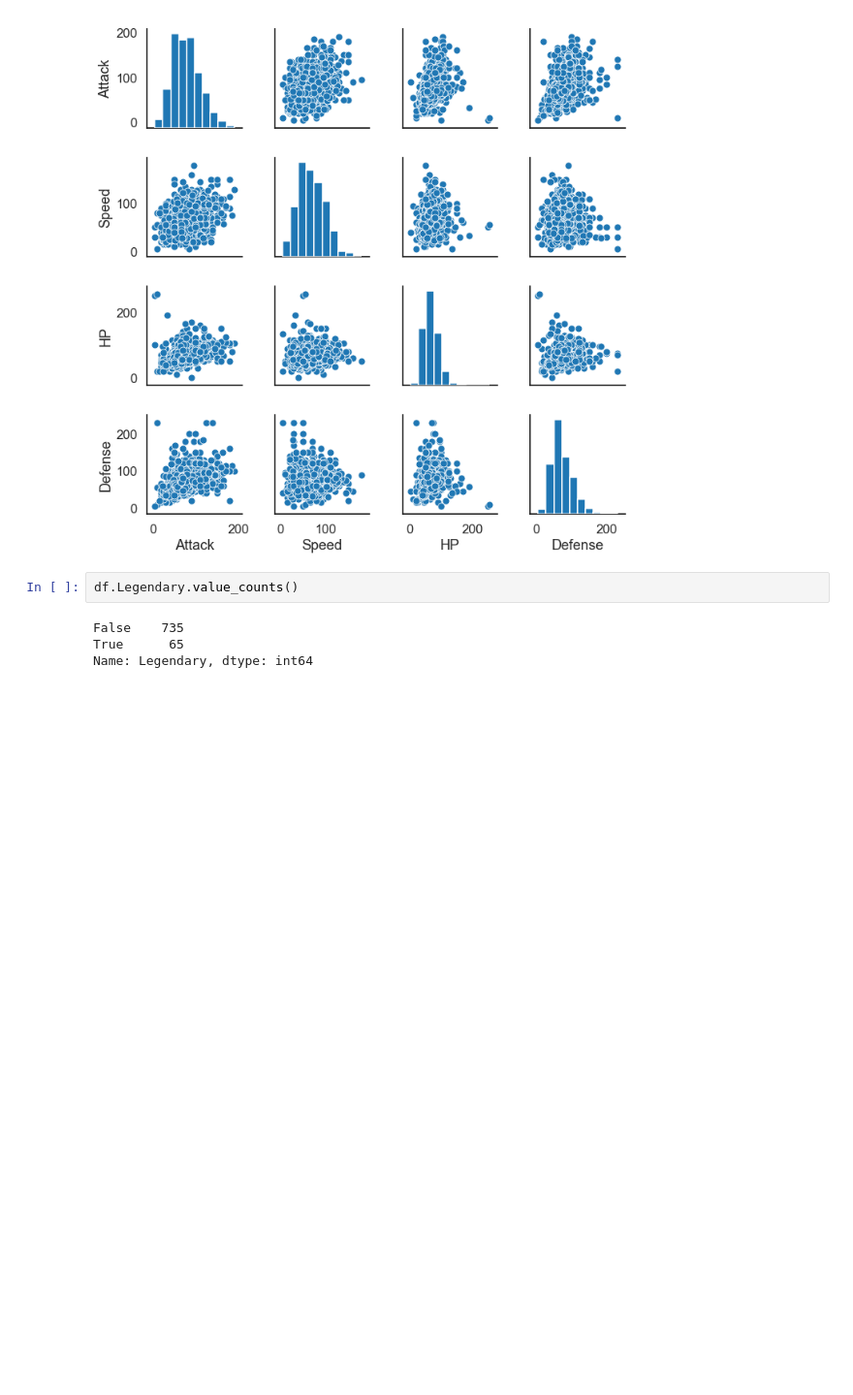
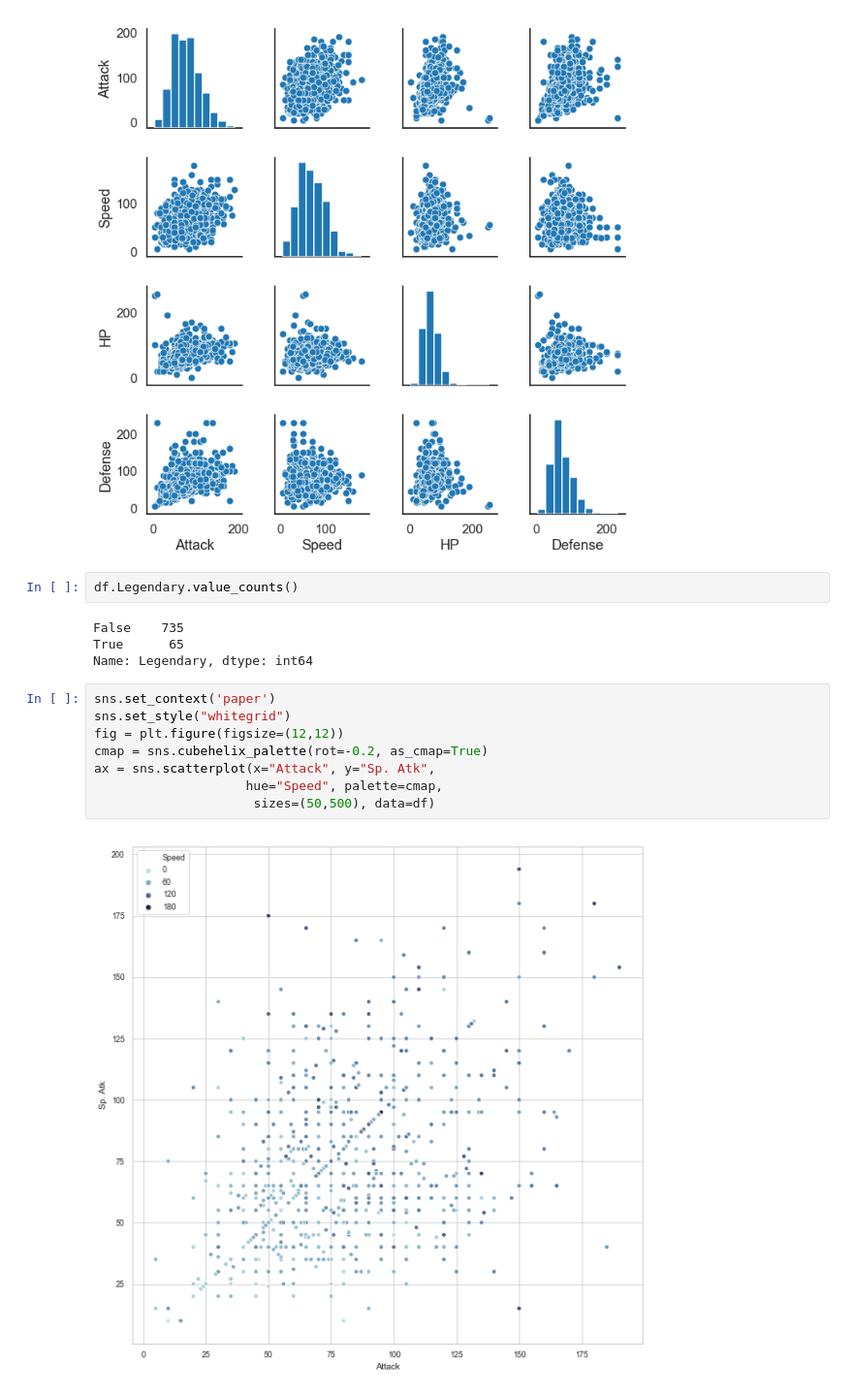
Before and after one commit to DanielPDWalker/Pokemon-Seaborn-Exploration, a Jupyter notebook: Pokemon - Rough Seaborn Visulisation Workbook.ipynb, the cells around one changed output. Shown at 97% size. Cells and saved outputs as stored; diff of their text form; blank space fills up the shorter version.

Commit message:
Added a 3 way scatter plot showing atk, sp atk and speed. (So people can find quick and powerful pokemon).

```diff
--- a/Pokemon - Rough Seaborn Visulisation Workbook.ipynb
+++ b/Pokemon - Rough Seaborn Visulisation Workbook.ipynb
@@ -156,3 +156,13 @@ df.Legendary.value_counts()
 False    735
 True      65
 Name: Legendary, dtype: int64
+# %%
+sns.set_context('paper')
+sns.set_style("whitegrid")
+fig = plt.figure(figsize=(12,12))
+cmap = sns.cubehelix_palette(rot=-0.2, as_cmap=True)
+ax = sns.scatterplot(x="Attack", y="Sp. Atk",
+                    hue="Speed", palette=cmap,
+                     sizes=(50,500), data=df)
+# %% [output]
+[figure, added]
```
